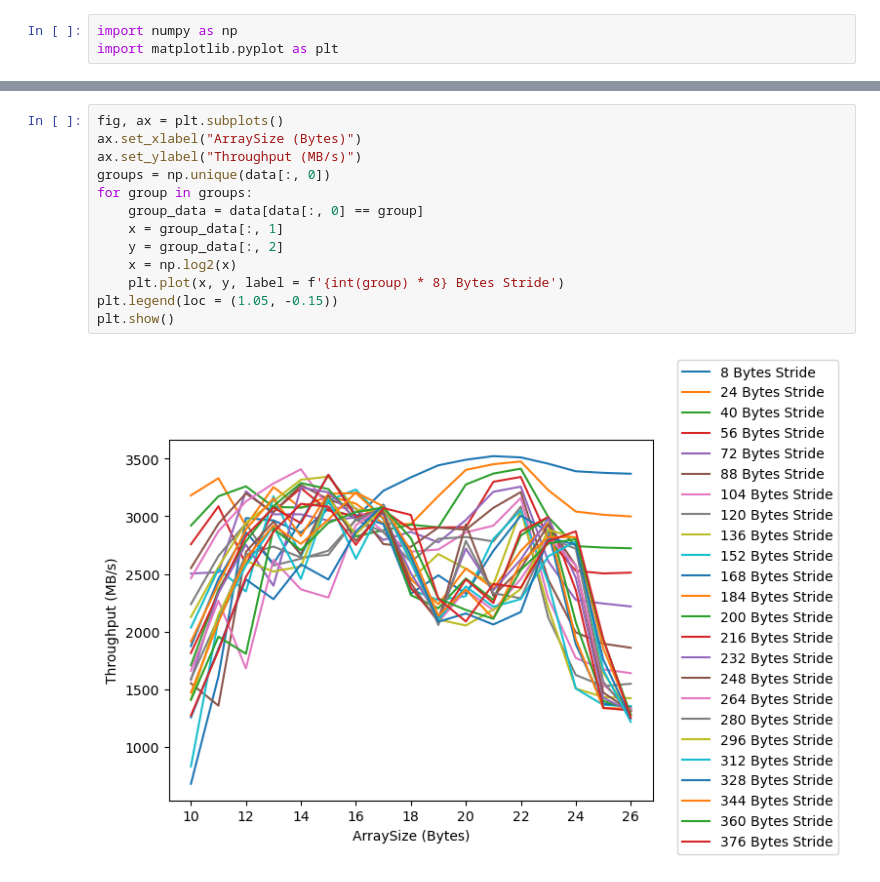
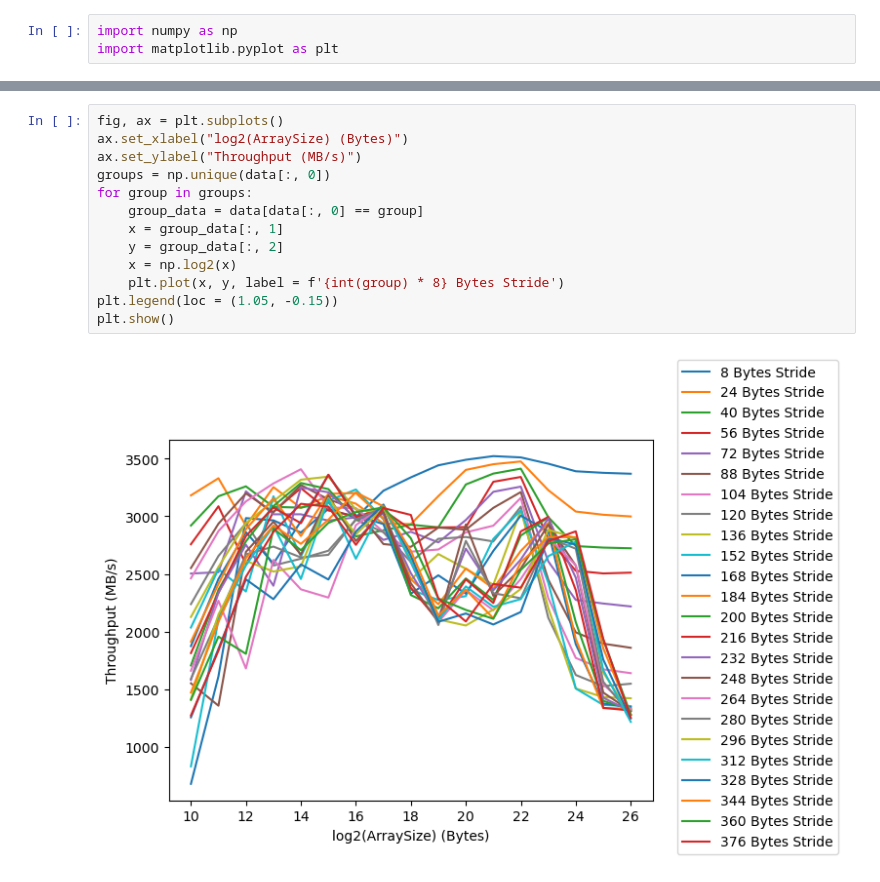
Before and after one commit to cthye/System_Profiler, a Jupyter notebook: stat/plot.ipynb, the cells around one changed output, grey strips where cells are left out. Drawn from its saved outputs; the diff is of its cells as text.

```diff
--- a/stat/plot.ipynb
+++ b/stat/plot.ipynb
@@ -21,15 +22,15 @@ plt.show()
 # %%
 fig, ax = plt.subplots()
-ax.set_xlabel("ArraySize (Bytes)")
+ax.set_xlabel("log2(ArraySize) (Bytes)")
 ax.set_ylabel("Throughput (MB/s)")
 groups = np.unique(data[:, 0])
 for group in groups:
     group_data = data[data[:, 0] == group]
     x = group_data[:, 1]
     y = group_data[:, 2]
     x = np.log2(x)
     plt.plot(x, y, label = f'{int(group) * 8} Bytes Stride')
 plt.legend(loc = (1.05, -0.15))
 plt.show()
 # %% [output]
-[figure, old version]
+[figure, new version]
```
Also changed, not shown: parts of 1 cell of this notebook.
